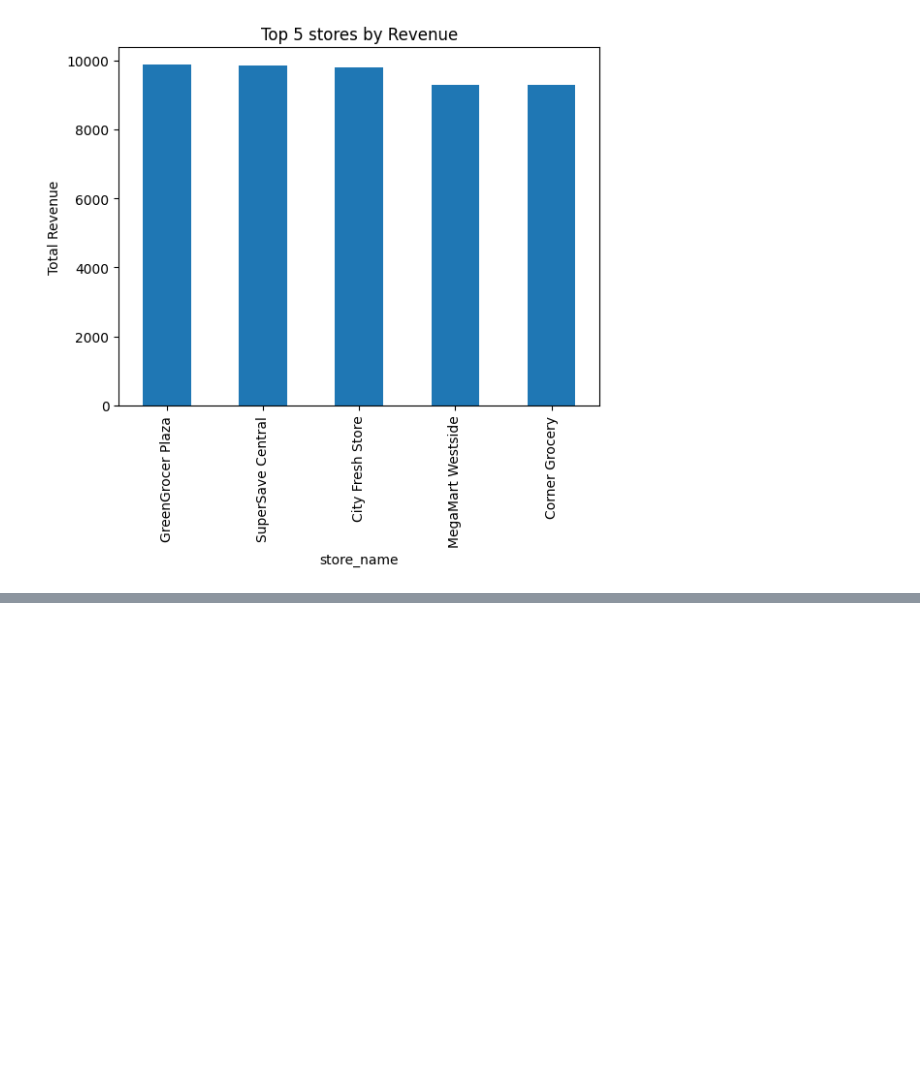
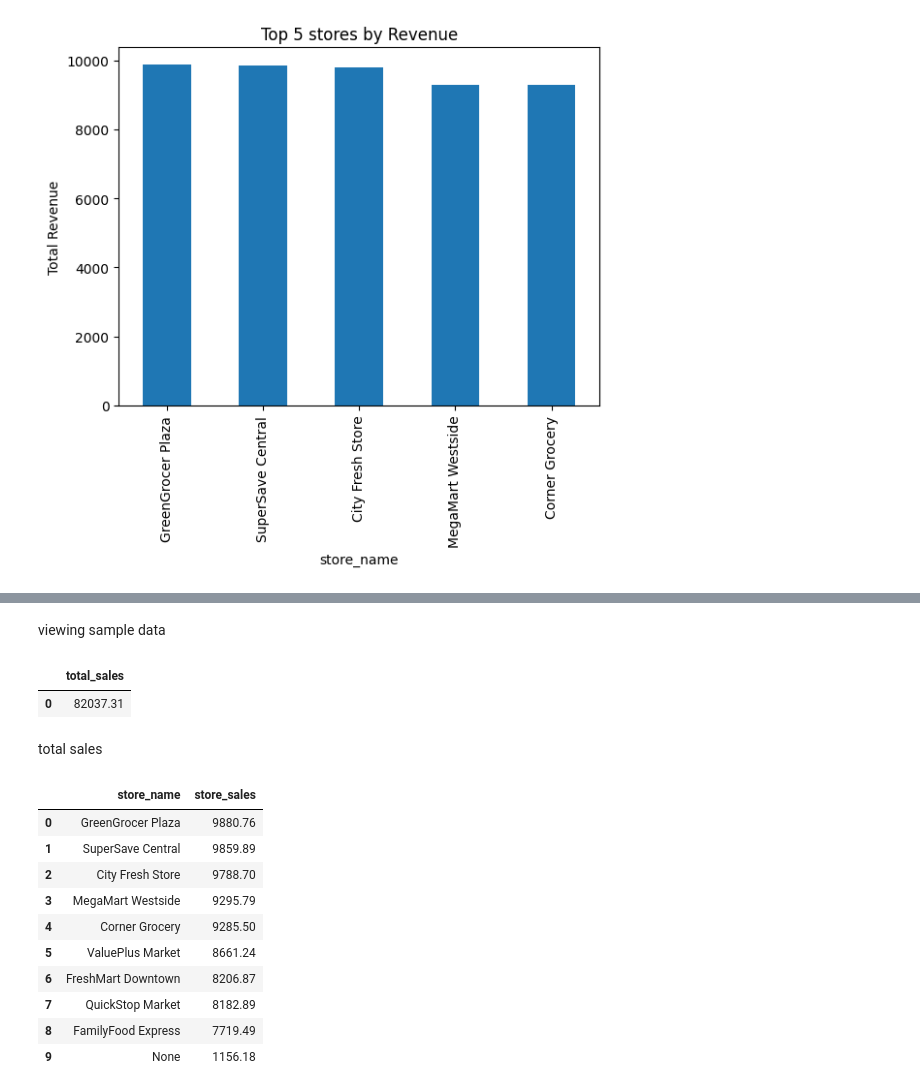
Before and after one commit to Noor875-lab/rf-phase2-dataanalyst-noorunnisha, a Jupyter notebook: notebooks/phase2.ipynb, the cells around one changed output, grey strips where cells are left out. Cells and saved outputs as stored; diff of their text form; code cells hidden in the pictures; blank space fills up the shorter version.

```diff
--- a/notebooks/phase2.ipynb
+++ b/notebooks/phase2.ipynb
@@ -161,0 +167,5 @@ plt.show()
+# %%
+import pandas as pd
+import sqlite3
+conn = sqlite3.connect("grocery.db")
+pd.read_sql("SELECT name FROM sqlite_master WHERE type='table';", conn)
@@ -161,0 +204,23 @@ plt.show()
+# %% [markdown]
+viewing sample data
+# %%
+pd.read_sql("""select sum(final_amount) as total_sales from 'transaction'""",conn)
+# %% [output]
+|  | total_sales |
+| 0 | 82037.31 |
+# %% [markdown]
+total sales
+# %%
+pd.read_sql("""select store_name, sum(final_amount) as store_sales from 'transaction' group by store_name order by store_sales desc """,conn)
+# %% [output]
+|  | store_name | store_sales |
+| 0 | GreenGrocer Plaza | 9880.76 |
+| 1 | SuperSave Central | 9859.89 |
+| 2 | City Fresh Store | 9788.70 |
+| 3 | MegaMart Westside | 9295.79 |
+| 4 | Corner Grocery | 9285.50 |
+| 5 | ValuePlus Market | 8661.24 |
+| 6 | FreshMart Downtown | 8206.87 |
+| 7 | QuickStop Market | 8182.89 |
+| 8 | FamilyFood Express | 7719.49 |
+| 9 | None | 1156.18 |
```
Also changed, not shown: parts of 16 cells of this notebook, 1 other file.
